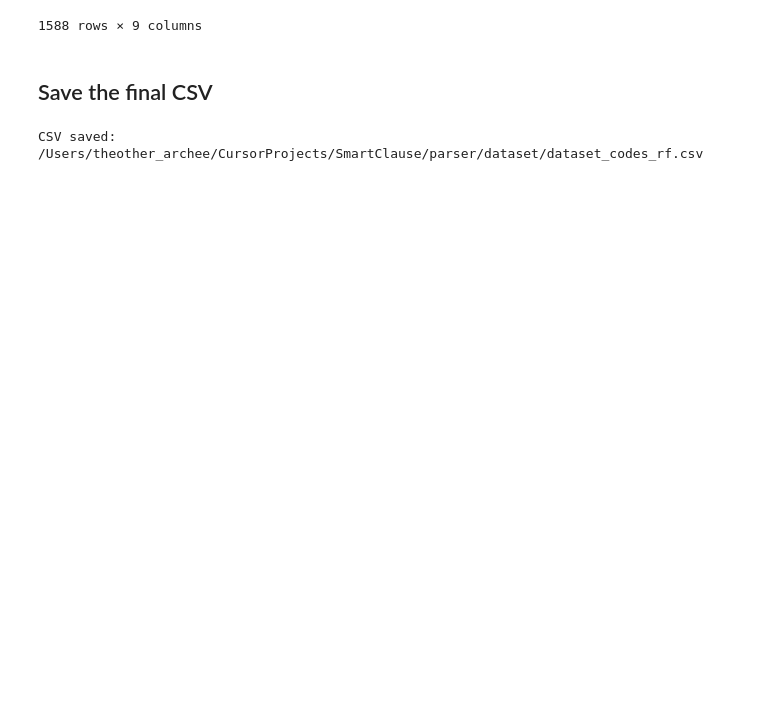
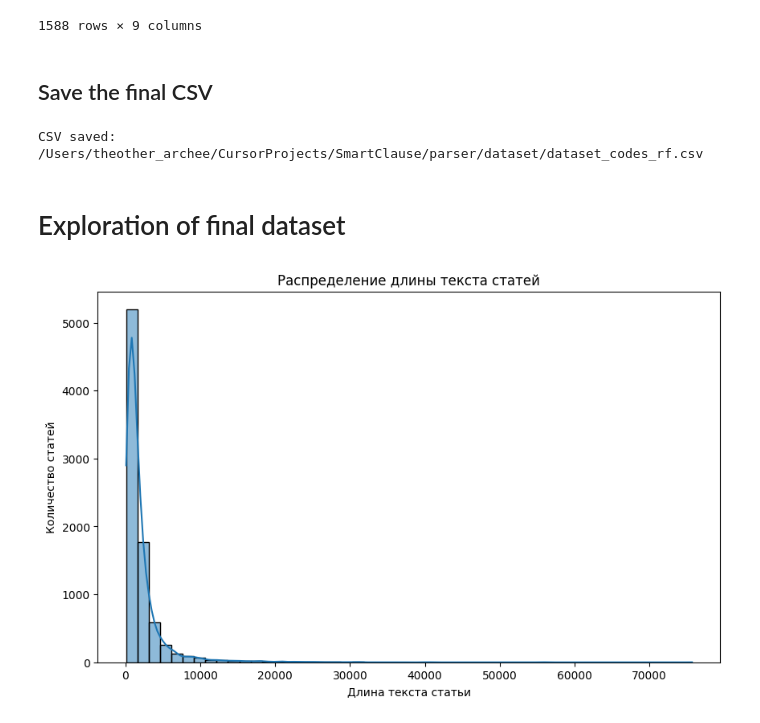
Before and after one commit to IU-Capstone-Project-2025/SmartClause, a Jupyter notebook: parser/parser.ipynb, the cells around one changed output. Saved outputs shown, nothing was run; the diff lists cells and outputs as text; code cells hidden in the pictures; blank space fills up the shorter version.

```diff
--- a/parser/parser.ipynb
+++ b/parser/parser.ipynb
@@ -344,3 +344,5 @@ df.to_csv(csv_path, index=False)
 print(f'CSV saved: {csv_path}')
 # %% [output]
 CSV saved: /Users/theother_archee/CursorProjects/SmartClause/parser/dataset/dataset_codes_rf.csv
+# %% [markdown]
+# Exploration of final dataset
@@ -346,0 +352,9 @@ CSV saved: /Users/theother_archee/CursorProjects/SmartClause/parser/dataset/data
+# %%
+plt.figure(figsize=(10, 6))
+sns.histplot(df['text_length'], bins=50, kde=True)
+plt.title('Распределение длины текста статей')
+plt.xlabel('Длина текста статьи')
+plt.ylabel('Количество статей')
+plt.show()
+# %% [output]
+[figure, added]
```
Also changed, not shown: parts of 4 cells of this notebook.
